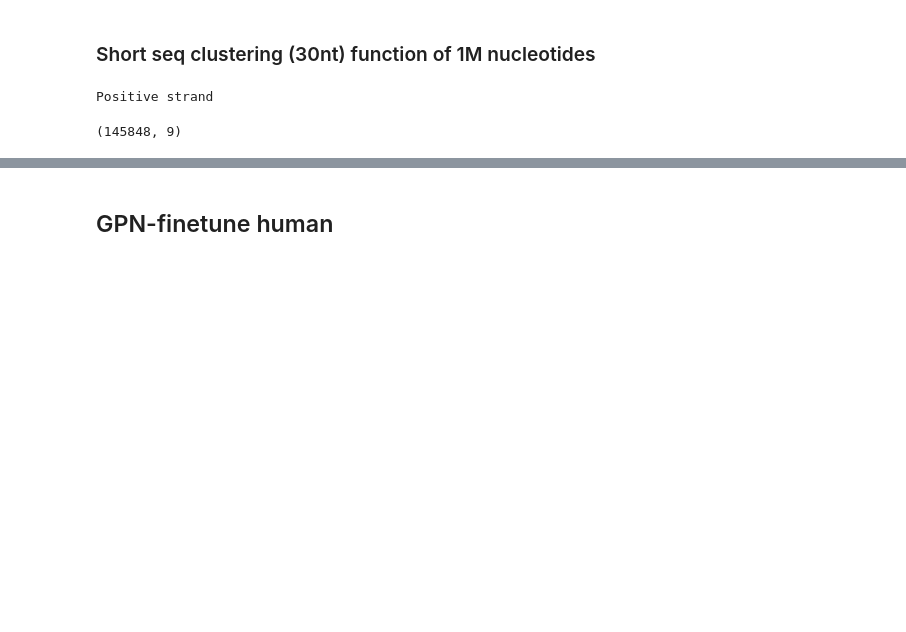
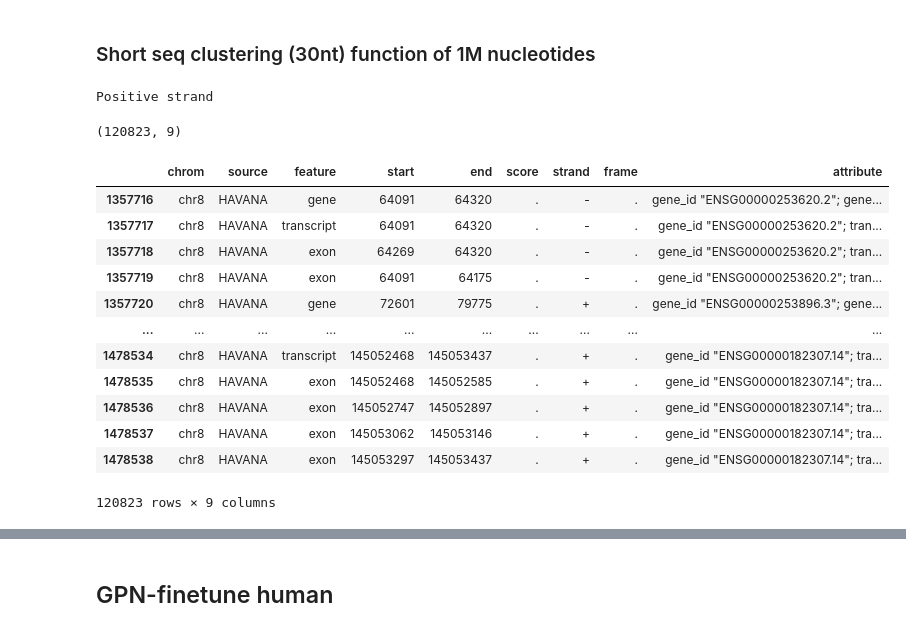
Before and after one commit to amberT15/RNA_multitask, a Jupyter notebook: evaluation/1M_cluster.ipynb, the cells around one changed output, grey strips where cells are left out. Saved outputs shown, nothing was run; the diff lists cells and outputs as text; code cells hidden in the pictures; blank space fills up the shorter version.

```diff
--- a/evaluation/1M_cluster.ipynb
+++ b/evaluation/1M_cluster.ipynb
@@ -19,7 +19,7 @@ strand = '+'
 #genome = SeqIO.to_dict(SeqIO.parse("/home/amber/multitask_RNA/data/GPN_plant/TAIR10.fa", format="fasta"))
 genome = SeqIO.to_dict(SeqIO.parse("/home/amber/ref/hg38/hg38.fa", format="fasta"))
 window_size = 1000000
-center =  3566700
+center =  69761578
 seq = genome["chr8"][center-window_size//2:center+window_size//2].seq
 if strand == "+":
     print("Positive strand")
@@ -37,11 +37,27 @@ gtf = pd.read_csv(
     names=['chrom', 'source', 'feature', 'start', 'end', 'score', 'strand', 'frame', 'attribute'],
 )
 gtf.chrom = gtf.chrom.astype(str)
-gtf = gtf[gtf.chrom.isin(["Chr5", "chr5", "5"])]
+gtf = gtf[gtf.chrom.isin(["Chr8", "chr8", "8"])]
 gtf.shape
 # %% [output]
 Positive strand
-(145848, 9)
+(120823, 9)
+# %%
+gtf
+# %% [output]
+|  | chrom | source | feature | start | end | score | strand | frame | attribute |
+| 1357716 | chr8 | HAVANA | gene | 64091 | 64320 | . | - | . | gene_id "ENSG00000253620.2"; gene... |
+| 1357717 | chr8 | HAVANA | transcript | 64091 | 64320 | . | - | . | gene_id "ENSG00000253620.2"; tran... |
+| 1357718 | chr8 | HAVANA | exon | 64269 | 64320 | . | - | . | gene_id "ENSG00000253620.2"; tran... |
+| 1357719 | chr8 | HAVANA | exon | 64091 | 64175 | . | - | . | gene_id "ENSG00000253620.2"; tran... |
+| 1357720 | chr8 | HAVANA | gene | 72601 | 79775 | . | + | . | gene_id "ENSG00000253896.3"; gene... |
+| ... | ... | ... | ... | ... | ... | ... | ... | ... | ... |
+| 1478534 | chr8 | HAVANA | transcript | 145052468 | 145053437 | . | + | . | gene_id "ENSG00000182307.14"; tra... |
+| 1478535 | chr8 | HAVANA | exon | 145052468 | 145052585 | . | + | . | gene_id "ENSG00000182307.14"; tra... |
+| 1478536 | chr8 | HAVANA | exon | 145052747 | 145052897 | . | + | . | gene_id "ENSG00000182307.14"; tra... |
+| 1478537 | chr8 | HAVANA | exon | 145053062 | 145053146 | . | + | . | gene_id "ENSG00000182307.14"; tra... |
+| 1478538 | chr8 | HAVANA | exon | 145053297 | 145053437 | . | + | . | gene_id "ENSG00000182307.14"; tra... |
+120823 rows × 9 columns
 # %%
 # To work with the already computed 1Mb embeddings
 gtf = gtf[(gtf.start > center-window_size//2) & (gtf.end < center+window_size//2)]
```
Also changed, not shown: parts of 10 cells of this notebook, 46 other files.
